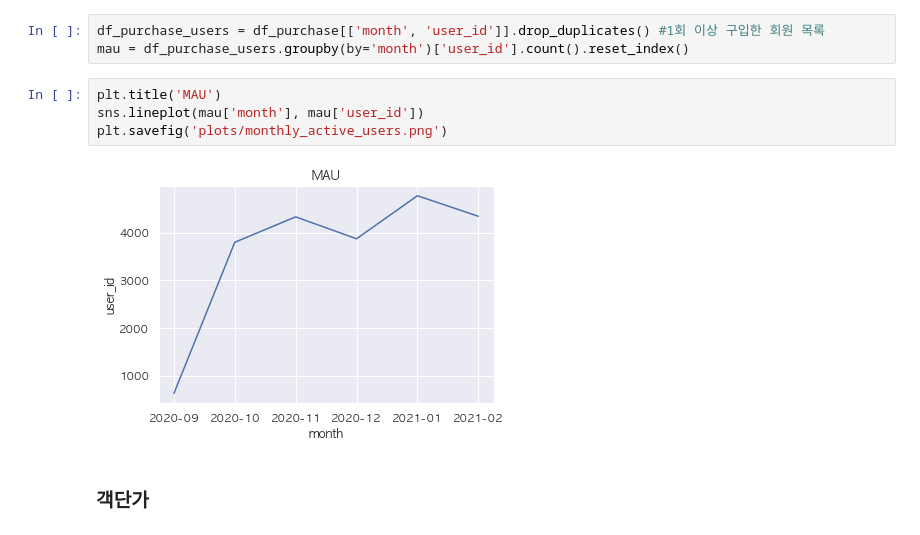
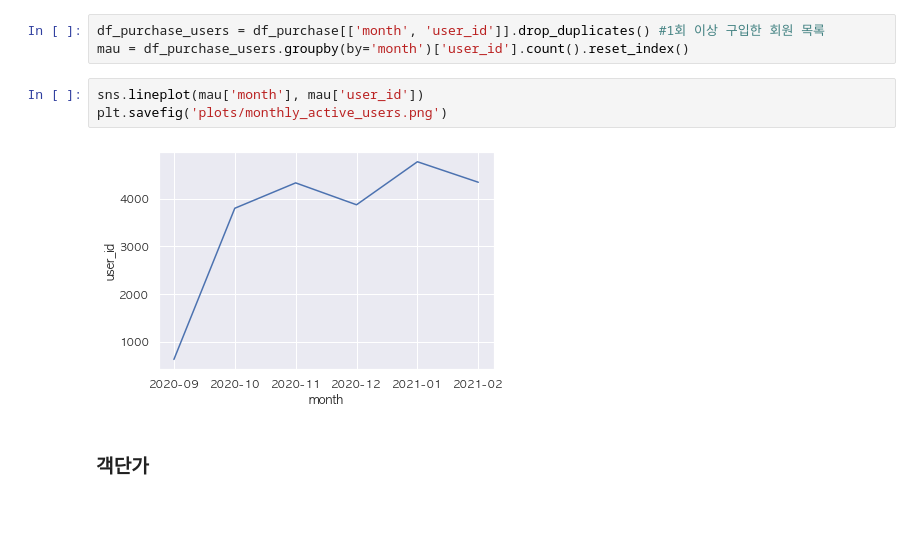
Before and after one commit to king-rabbit/estore-user-log, a Jupyter notebook: EDA.ipynb, the cells around one changed output. Drawn from its saved outputs; the diff is of its cells as text.

```diff
--- a/EDA.ipynb
+++ b/EDA.ipynb
@@ -101,11 +98,10 @@ plt.savefig('plots/price_per_orders.png')
 df_purchase_users = df_purchase[['month', 'user_id']].drop_duplicates() #1회 이상 구입한 회원 목록
 mau = df_purchase_users.groupby(by='month')['user_id'].count().reset_index()
 # %%
-plt.title('MAU')
 sns.lineplot(mau['month'], mau['user_id'])
 plt.savefig('plots/monthly_active_users.png')
 # %% [output]
-[figure, old version]
+[figure, new version]
 # %% [markdown]
 ### 객단가
 # %%
```
Also changed, not shown: parts of 6 cells of this notebook, 14 other files.
